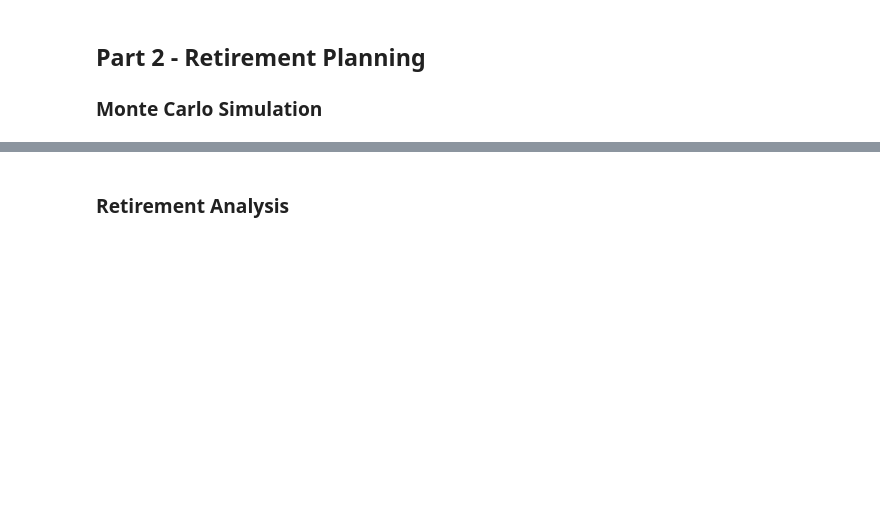
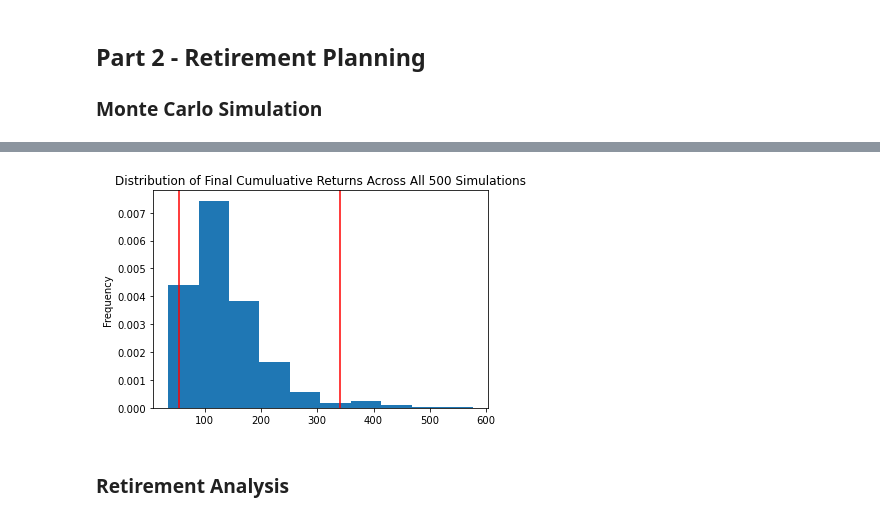
Before and after one commit to RichardPatriquin/Classwork, a Jupyter notebook: My-Homework/finacial_planning/financial-planner.ipynb, the cells around one changed output, grey strips where cells are left out. Drawn from its saved outputs; the diff is of its cells as text; code cells hidden in the pictures; blank space fills up the shorter version.

```diff
--- a/My-Homework/finacial_planning/financial-planner.ipynb
+++ b/My-Homework/finacial_planning/financial-planner.ipynb
@@ -144,6 +253,8 @@ df_stock_data.head()
 # %%
 # Plot probability distribution and confidence intervals
-# YOUR CODE HERE!
+dist_plot = MC_thirty_year.plot_distribution()
+# %% [output]
+[figure, added]
 # %% [markdown]
 ### Retirement Analysis
 # %%
```
Also changed, not shown: parts of 36 cells of this notebook.
